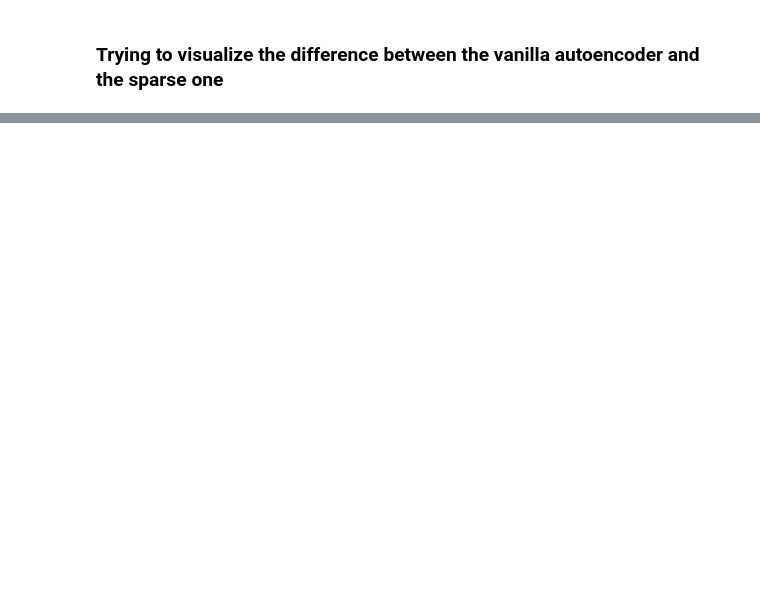
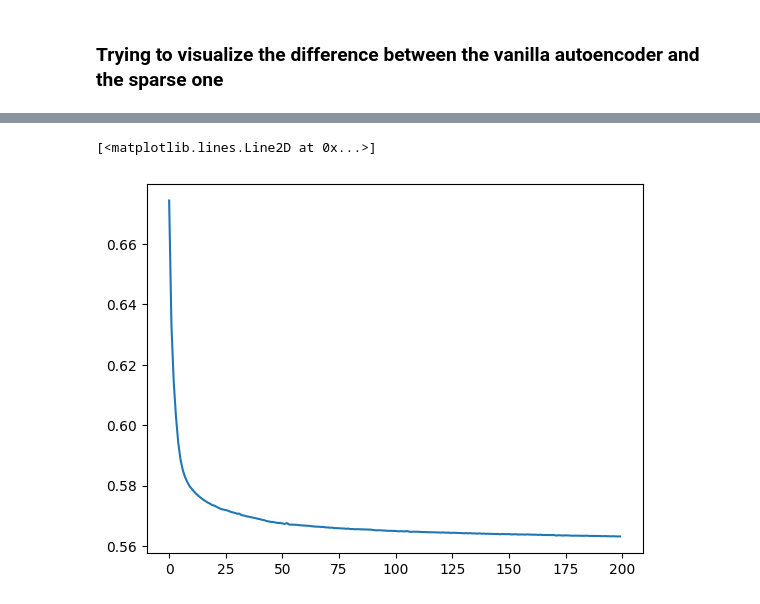
Before and after one commit to antony-zhao/RLTesting, a Jupyter notebook: rltesting/world_model_testing/vae_testing_torch.ipynb, the cells around one changed output, grey strips where cells are left out. Drawn from its saved outputs; the diff is of its cells as text; code cells hidden in the pictures; blank space fills up the shorter version.

```diff
--- a/rltesting/world_model_testing/vae_testing_torch.ipynb
+++ b/rltesting/world_model_testing/vae_testing_torch.ipynb
@@ -263,31 +276,41 @@ f.colorbar(im)
 # %%
 class VanillaVAE(AutoEncoder):
-    def __init__(self, image_size=32, image_channels=3, conv_channels=[16, 64], num_convs=[3, 3]):
+    def __init__(self, image_size=32, image_channels=3, conv_channels=[16, 64], num_convs=[3, 3], kl_div_coef=1e-4):
         super().__init__()
         self.encoder = Encoder(image_size, image_channels, conv_channels, num_convs)
-        self.mu = MLP(latent_dim, latent_dim, 0)
-        self.sigma = MLP(latent_dim, latent_dim, 0)
+        self.mu = nn.Linear(latent_dim, latent_dim)
+        self.log_std = nn.Linear(latent_dim, latent_dim)
         self.decoder = Decoder(self.encoder.conv_shape, image_size, image_channels, conv_channels[::-1], num_convs[::-1])
+        self.reconstruction_loss = nn.BCELoss()
+        self.kl_div_coef = kl_div_coef
 
     def compute_latent(self, x):
-        x = self.encoder(x)
+        x = F.gelu(self.encoder(x))
         mu = self.mu(x)
-        sigma = self.sigma(x)
-        return mu, sigma
+        log_std = self.log_std(x)
+        return mu, log_std
 
     def from_latent(self, latent):
-        mu, sigma = latent
-        z = torch.randn() * sigma + mu
+        mu, log_std = latent
+        z = torch.randn_like(log_std) * torch.exp(log_std) + mu
         reconstructed = self.decoder(z)
         return reconstructed
 
     def reconstruction(self, x):
         latent = self.compute_latent(x)
-        reconstructed = self.decoder(latent)
+        reconstructed = self.from_latent(latent)
         return reconstructed
 
     def compute_loss(self, x):
-        latent = self.compute_latent(x)
-        reconstructed = self.from_latent(latent)
-        loss = self.loss(reconstructed, x) + torch.norm(latent, 1, -1).mean() * self.penalty
+        mu, log_std = self.compute_latent(x)
+        reconstructed = self.from_latent((mu, log_std))
+        kl_div = -0.5 * torch.mean(torch.sum(1 + 2 * log_std - mu**2 - torch.exp(log_std)**2, dim=-1))
+        loss = self.reconstruction_loss(reconstructed, x) + kl_div * self.kl_div_coef
         return loss
+# %%
+vae = VanillaVAE(kl_div_coef=1e-5).to(device)
+opt = optim.AdamW(vae.parameters(), lr)
+
+sparse_autoencoder, losses = train_autoencoder(vae, trainloader, opt)
+plt.plot(losses)
+# %% [output]
@@ -293,0 +337,2 @@ class VanillaVAE(AutoEncoder):
+[<matplotlib.lines.Line2D at 0x...>]
+[figure, added]
```
Also changed, not shown: parts of 11 cells of this notebook, 5 other files.
